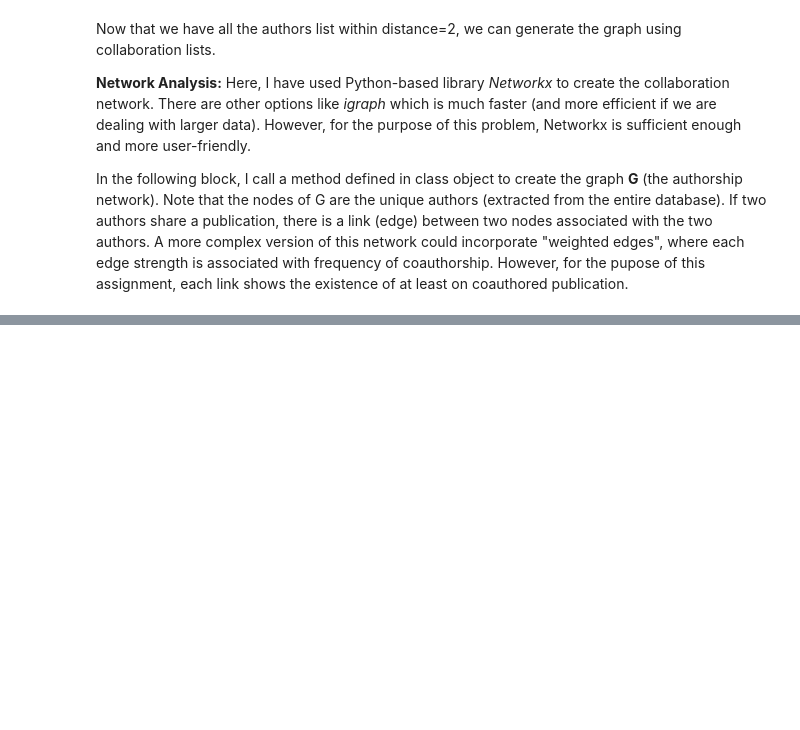
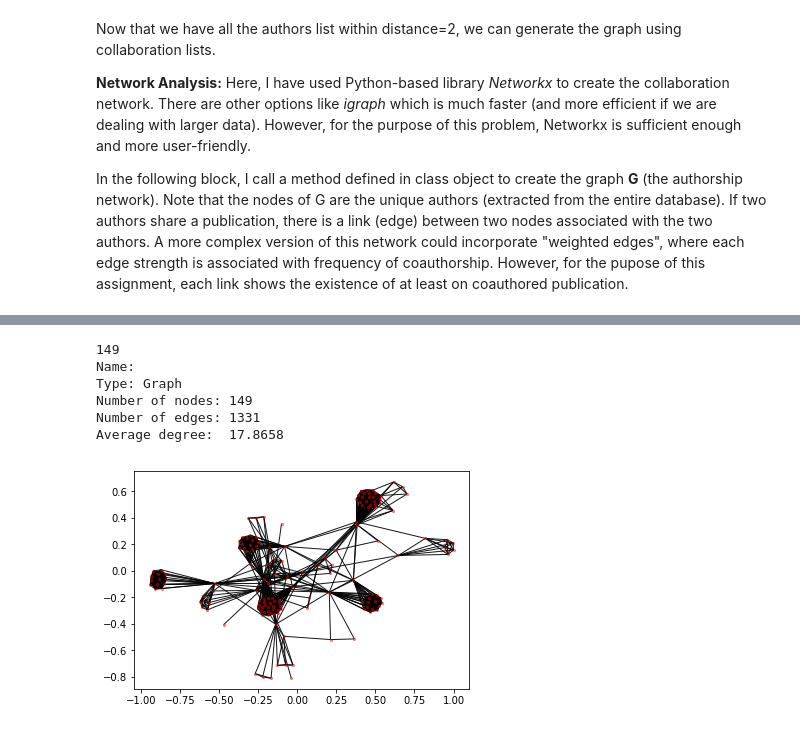
Before and after one commit to somayehfarhadi/authorship, a Jupyter notebook: Somaye-Farhadi-CSET.ipynb, the cells around one changed output, grey strips where cells are left out. Saved outputs shown, nothing was run; the diff lists cells and outputs as text; code cells hidden in the pictures; blank space fills up the shorter version.

```diff
--- a/Somaye-Farhadi-CSET.ipynb
+++ b/Somaye-Farhadi-CSET.ipynb
@@ -253,0 +375,16 @@ The interesting thing about this graph is that there are several subgraph struct
+# %%
+F = G.copy()
+remove = [node for node,degree in dict(F.degree()).items() if degree < 1]
+F.remove_nodes_from(remove)
+
+print(len(list(F)))
+draw_graph(F)
+print(nx.info(F))
+# %% [output]
+149
+Name:
+Type: Graph
+Number of nodes: 149
+Number of edges: 1331
+Average degree:  17.8658
+[figure, added]
```
Also changed, not shown: parts of 55 cells of this notebook.
